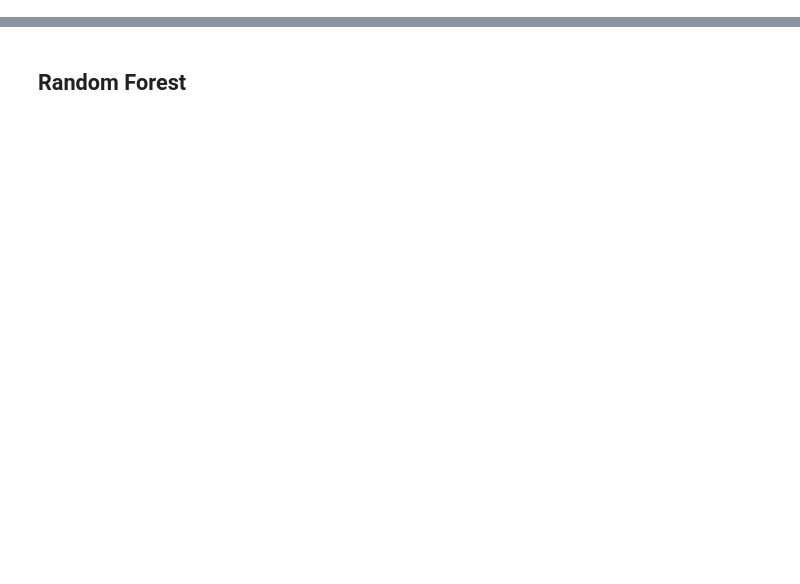
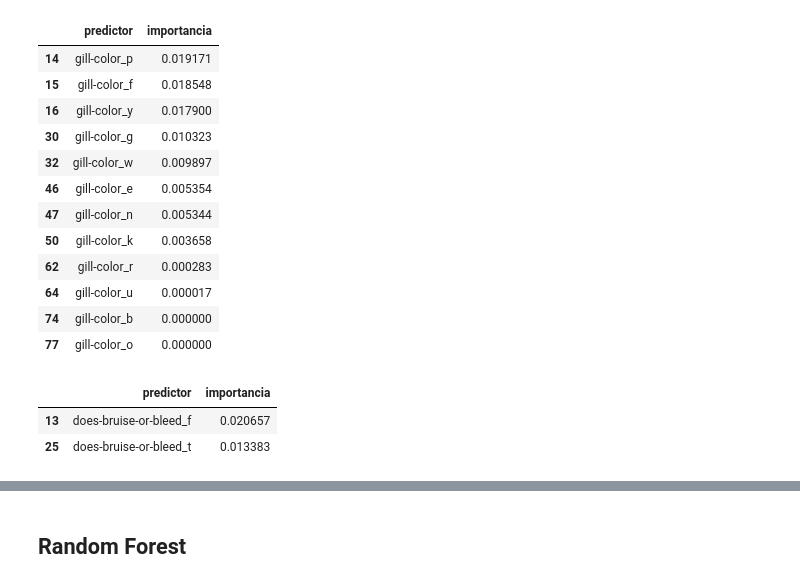
Before and after one commit to Adalab/-DA-promo-b-modulo-3-sprint-1-Maria-Ana, a Jupyter notebook: pair-programming-14-RLogística-DecisionTree/pair-programming-14-RLogísitca-DecisionTree.ipynb, the cells around one changed output, grey strips where cells are left out. Cells and saved outputs as stored; diff of their text form; code cells hidden in the pictures; blank space fills up the shorter version.

```diff
--- a/pair-programming-14-RLogística-DecisionTree/pair-programming-14-RLogísitca-DecisionTree.ipynb
+++ b/pair-programming-14-RLogística-DecisionTree/pair-programming-14-RLogísitca-DecisionTree.ipynb
@@ -230,0 +394,24 @@ season
+# %%
+gill_color = df_predictores.loc[index_var['gill-color']]
+gill_color
+# %% [output]
+|  | predictor | importancia |
+| 14 | gill-color_p | 0.019171 |
+| 15 | gill-color_f | 0.018548 |
+| 16 | gill-color_y | 0.017900 |
+| 30 | gill-color_g | 0.010323 |
+| 32 | gill-color_w | 0.009897 |
+| 46 | gill-color_e | 0.005354 |
+| 47 | gill-color_n | 0.005344 |
+| 50 | gill-color_k | 0.003658 |
+| 62 | gill-color_r | 0.000283 |
+| 64 | gill-color_u | 0.000017 |
+| 74 | gill-color_b | 0.000000 |
+| 77 | gill-color_o | 0.000000 |
+# %%
+does_bruise_or_bleed= df_predictores.loc[index_var['does-bruise-or-bleed']]
+does_bruise_or_bleed
+# %% [output]
+|  | predictor | importancia |
+| 13 | does-bruise-or-bleed_f | 0.020657 |
+| 25 | does-bruise-or-bleed_t | 0.013383 |
```
Also changed, not shown: parts of 78 cells of this notebook, 6 other files.
